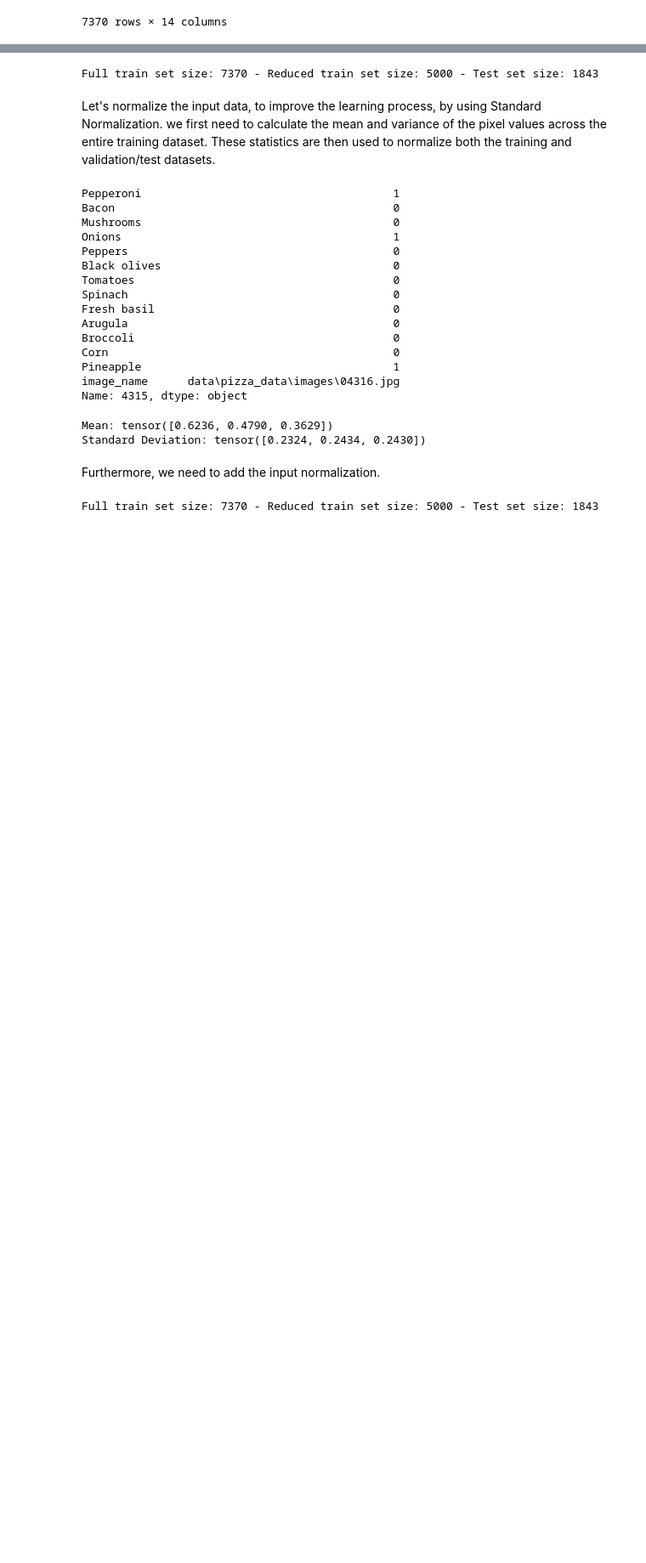
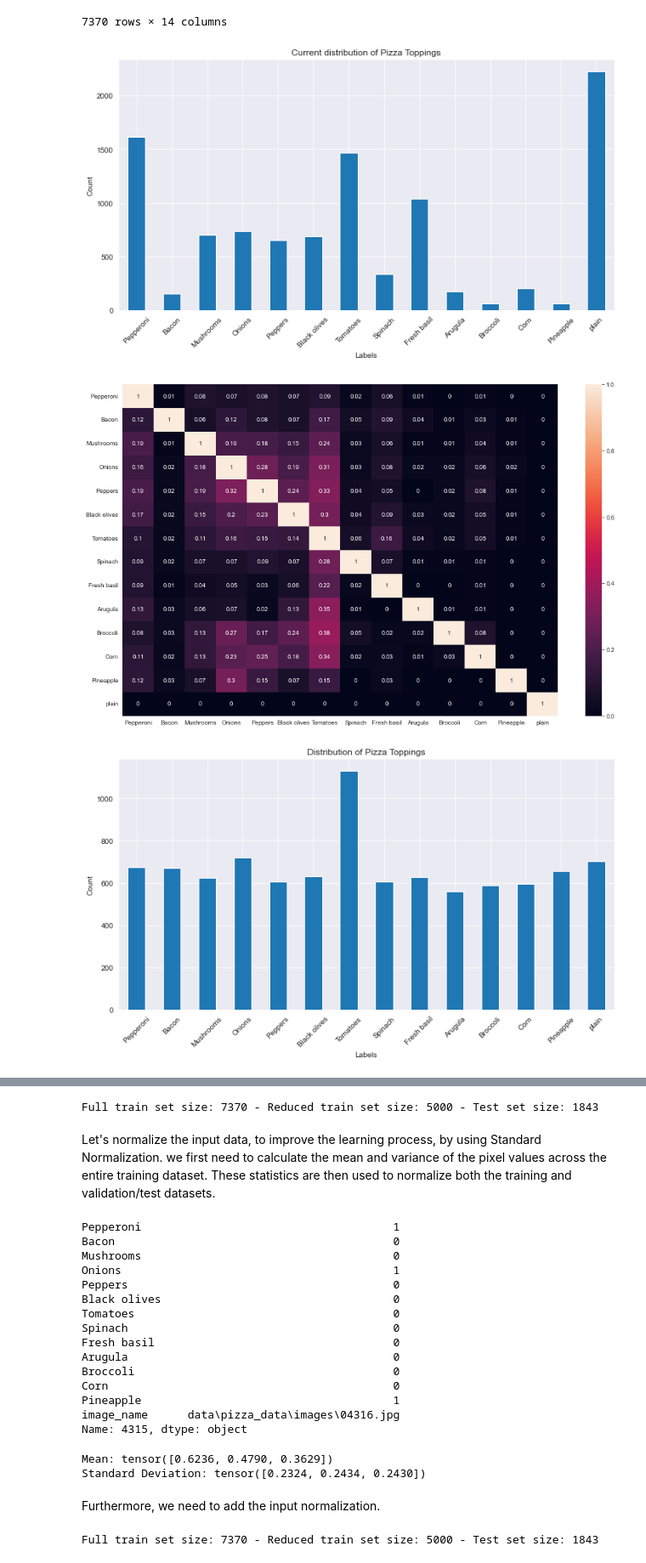
Before and after one commit to NBillar/deep_l, a Jupyter notebook: main.ipynb, the cells around one changed output, grey strips where cells are left out. Shown at 85% size. Saved outputs shown, nothing was run; the diff lists cells and outputs as text; code cells hidden in the pictures; blank space fills up the shorter version.

```diff
--- a/main.ipynb
+++ b/main.ipynb
@@ -111,0 +207,6 @@ train_df
+# %%
+balance(train_df, equal_output=False, number_aim=700)
+# %% [output]
+[figure, added]
+[figure, added]
+[figure, added]
```
Also changed, not shown: parts of 4 cells of this notebook, 2 other files.
